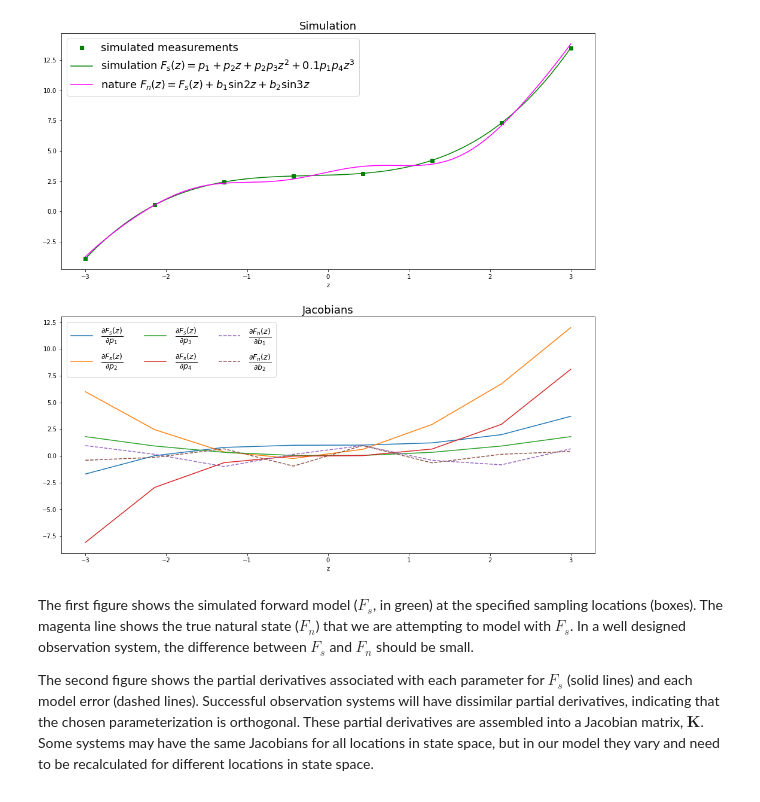
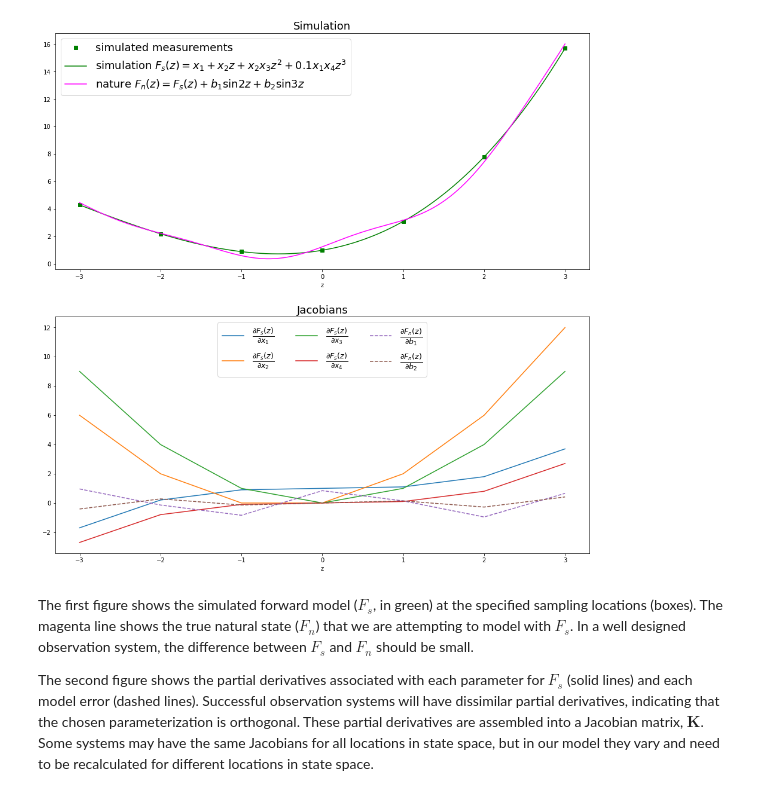
Before and after one commit to knobelsp/RodgersICA, a Jupyter notebook: RodgersICADemo.ipynb, the cells around one changed output. Saved outputs shown, nothing was run; the diff lists cells and outputs as text; code cells hidden in the pictures.

```diff
--- a/RodgersICADemo.ipynb
+++ b/RodgersICADemo.ipynb
@@ -169,17 +175,17 @@ def fctns(numpts, params, me_params, doplot=0):
 
         plt.title("Simulation",fontsize=18)
         plt.plot(xx,fcn,'ks ',label='simulated measurements',color='green')
-        plt.plot(xx_plot,fcn_plot,color='green',label=r'simulation $F_s(z) = p_1 + p_2 z + p_2p_3 z^2 + 0.1p_1p_4 z^3 $')
+        plt.plot(xx_plot,fcn_plot,color='green',label=r'simulation $F_s(z) = x_1 + x_2 z + x_2x_3 z^2 + 0.1x_1x_4 z^3 $')
         plt.plot(xx_plot,fcn_me_plot,color='magenta',label=r'nature $F_n(z) = F_s(z) + b_1\sin{2z} + b_2\sin{3z}$' )
         plt.xlabel('z')
         plt.legend(fontsize=18)
 
         plt.subplot(2, 1, 2)
         plt.title("Jacobians",fontsize=18)
-        plt.plot(xx,dfcn_0,label=r'$\frac{\partial F_s(z) }{\partial p_1}$')
-        plt.plot(xx,dfcn_1,label=r'$\frac{\partial F_s(z) }{\partial p_2}$')
-        plt.plot(xx,dfcn_2,label=r'$\frac{\partial F_s(z) }{\partial p_3}$')
-        plt.plot(xx,dfcn_3,label=r'$\frac{\partial F_s(z) }{\partial p_4}$')
+        plt.plot(xx,dfcn_0,label=r'$\frac{\partial F_s(z) }{\partial x_1}$')
+        plt.plot(xx,dfcn_1,label=r'$\frac{\partial F_s(z) }{\partial x_2}$')
+        plt.plot(xx,dfcn_2,label=r'$\frac{\partial F_s(z) }{\partial x_3}$')
+        plt.plot(xx,dfcn_3,label=r'$\frac{\partial F_s(z) }{\partial x_4}$')
         plt.plot(xx,dfcn_me1,'--',label=r'$\frac{\partial F_n(z) }{\partial b_1}$')
         plt.plot(xx,dfcn_me2,'--',label=r'$\frac{\partial F_n(z) }{\partial b_2}$')
         plt.xlabel('z')
@@ -189,13 +195,13 @@ def fctns(numpts, params, me_params, doplot=0):
 
     return fcn, jac, fcn_me, jac_me
 # %%
-numpts=8
-params=[3.0,0.2,1.0,1.0]
-me_params=[0.3,0.2]
+numpts=7 #number of observation points within the [-3,3] range
+params=np.array([1.0,1.0,1.0,1.0])  #model parameters
+me_params=np.array([0.3,0.3])  #model error parameters
 
 fcn, jac, fcn_me, jac_me = fctns(numpts, params, me_params, doplot=1)
 # %% [output]
-[figure, old version]
+[figure, new version]
 # %% [markdown]
 The first figure shows the simulated forward model ($F_s$, in green) at the specified sampling locations (boxes). The magenta line shows the true natural state ($F_n$) that we are attempting to model with $F_s$. In a well designed observation system, the difference between $F_s$ and $F_n$ should be small.
 
```
Also changed, not shown: parts of 13 cells of this notebook, 1 other file.
